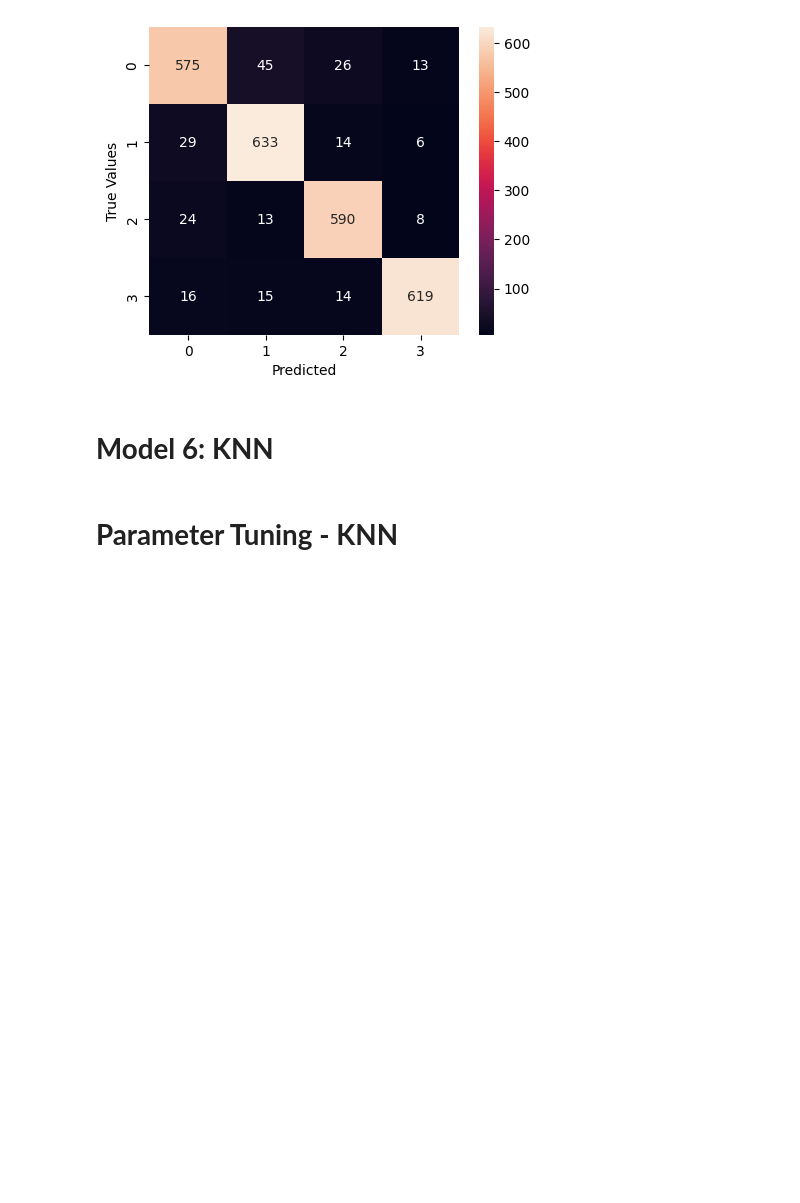
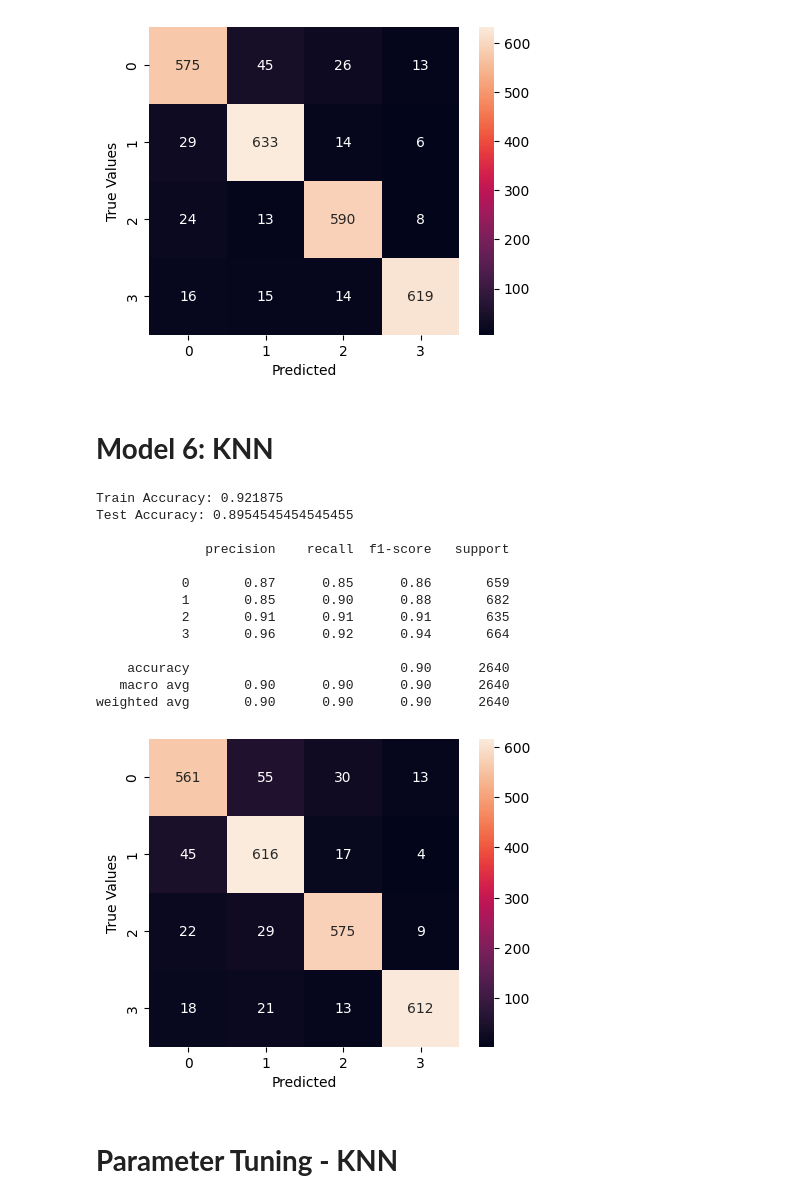
Before and after one commit to IrfanCamparaGithub/3162final, a Jupyter notebook: main.ipynb, the cells around one changed output. Cells and saved outputs as stored; diff of their text form; code cells hidden in the pictures; blank space fills up the shorter version.

```diff
--- a/main.ipynb
+++ b/main.ipynb
@@ -391,9 +380,8 @@ Requirement already satisfied: scipy in /opt/anaconda3/lib/python3.12/site-packa
 # %%
 from lightgbm import LGBMClassifier
 
-# Baseline LightGBM
-print("Baseline LightGBM Evaluation:")
-lgb_baseline = LGBMClassifier(random_state=42, force_col_wise=True)  # Suppress threading message
-lgb_baseline.fit(X_train, t_train)
-evaluate_model(lgb_baseline, X_train, t_train, X_test, t_test)
+lgb_model = LGBMClassifier()
+lgb_model.fit(X_train, t_train)
+
+evaluate_model(lgb_model, X_train, t_train, X_test, t_test)
 # %% [output]
@@ -463,10 +446,10 @@ weighted avg       0.92      0.92      0.92      2640
 # %%
 from sklearn.svm import SVC
 
-svm_base = SVC()
-svm_base.fit(X_train, t_train)
+svm_model = SVC()
+svm_model.fit(X_train, t_train)
 
-evaluate_model(svm_base, X_train, t_train, X_test, t_test)
+evaluate_model(svm_model, X_train, t_train, X_test, t_test)
 # %% [output]
 Train Accuracy: 0.8240530303030303
 Test Accuracy: 0.8378787878787879
@@ -492,22 +475,21 @@ The Support Vector Model offers many hyperparameters that affect both performanc
 - **C** – How much error we are allowing the model to have.
 # %%
 from sklearn.model_selection import GridSearchCV
-from sklearn.svm import SVC
 
-# defining parameter range
 hyper_parameters = {
     'C': [0.1, 0.5, 1, 5, 7, 10],
     'gamma': [1, 0.1, 0.01, 0.005, 0.001, 0.0005, 5, 10],
     'kernel': ['rbf']
 }
 
-grid_SVM = GridSearchCV(SVC(), hyper_parameters, scoring = 'accuracy')
-grid_SVM.fit(X_train, t_train)
-SVM = SVC(**grid_SVM.best_params_)
-print(grid_SVM.best_params_)
-SVM.fit(X_train, t_train)
+grid_search = GridSearchCV(svm_model, hyper_parameters, scoring = 'accuracy')
+grid_search.fit(X_train, t_train)
+print(grid_search.best_params_)
 
-evaluate_model(SVM, X_train, t_train, X_test, t_test)
+svm_tuned = SVC(**grid_search.best_params_)
+svm_tuned.fit(X_train, t_train)
+
+evaluate_model(svm_tuned, X_train, t_train, X_test, t_test)
 # %% [output]
 {'C': 10, 'gamma': 0.001, 'kernel': 'rbf'}
 Train Accuracy: 0.98125
@@ -529,10 +511,25 @@ weighted avg       0.92      0.92      0.92      2640
 # %%
 from sklearn.neighbors import KNeighborsClassifier
 
-knn_baseline = KNeighborsClassifier()
-knn_baseline.fit(X_train, t_train)
+knn_model = KNeighborsClassifier()
+knn_model.fit(X_train, t_train)
 
-evaluate_model(knn_baseline, X_train, t_train, X_test, t_test)
+evaluate_model(knn_model, X_train, t_train, X_test, t_test)
+# %% [output]
+Train Accuracy: 0.921875
+Test Accuracy: 0.8954545454545455
+
+              precision    recall  f1-score   support
+
+           0       0.87      0.85      0.86       659
+           1       0.85      0.90      0.88       682
+           2       0.91      0.91      0.91       635
+           3       0.96      0.92      0.94       664
+
+    accuracy                           0.90      2640
+   macro avg       0.90      0.90      0.90      2640
+weighted avg       0.90      0.90      0.90      2640
+[figure, added]
 # %% [markdown]
 # **Parameter Tuning - KNN**
 # %% [markdown]
```
Also changed, not shown: parts of 24 cells of this notebook, 1 other file.
